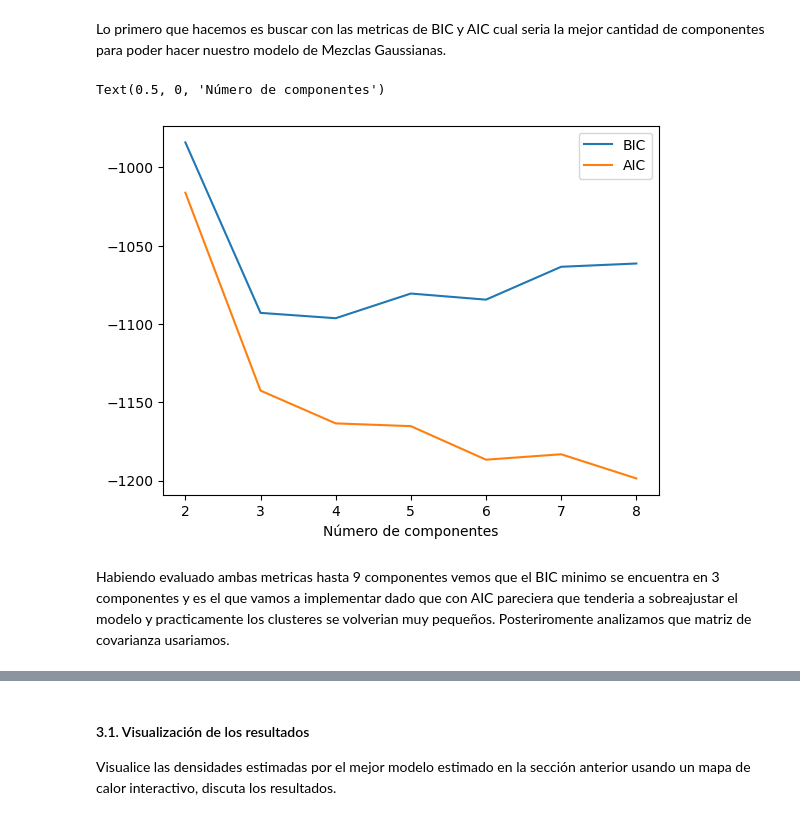
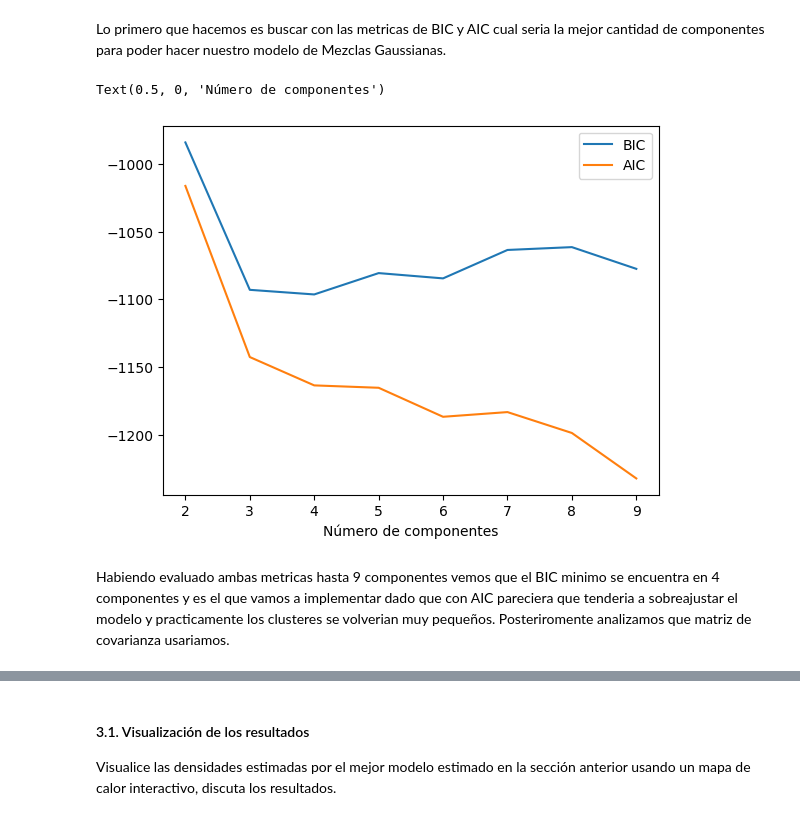
Before and after one commit to ggomez1803/ANS, a Jupyter notebook: Semana 8/Taller/S8_LC_Taller_GMM.ipynb, the cells around one changed output, grey strips where cells are left out. Cells and saved outputs as stored; diff of their text form; code cells hidden in the pictures.

Commit message:
Puntos con 4 Clusteres

```diff
--- a/Semana 8/Taller/S8_LC_Taller_GMM.ipynb
+++ b/Semana 8/Taller/S8_LC_Taller_GMM.ipynb
@@ -203,19 +203,19 @@ Lo primero que hacemos es buscar con las metricas de BIC y AIC cual seria la mej
 # %%
 X = hamburguesas[['Longitud','Latitud']].values
 # %%
-n_components = np.arange(2, 9)
+n_components = np.arange(2, 10)
 models = [GaussianMixture(n, covariance_type='full', init_params= 'kmeans', random_state=123).fit(X)
           for n in n_components]
 
 plt.plot(n_components, [m.bic(X) for m in models], label='BIC')
 plt.plot(n_components, [m.aic(X) for m in models], label='AIC')
 plt.legend(loc='best')
 plt.xlabel('Número de componentes')
 # %% [output]
 Text(0.5, 0, 'Número de componentes')
-[figure, old version]
+[figure, new version]
 # %% [markdown]
-Habiendo evaluado ambas metricas hasta 9 componentes vemos que el BIC minimo se encuentra en 3 componentes y es el que vamos a implementar dado que con AIC pareciera que tenderia a sobreajustar el modelo y practicamente los clusteres se volverian muy pequeños. Posteriromente analizamos que matriz de covarianza usariamos.
+Habiendo evaluado ambas metricas hasta 9 componentes vemos que el BIC minimo se encuentra en 4 componentes y es el que vamos a implementar dado que con AIC pareciera que tenderia a sobreajustar el modelo y practicamente los clusteres se volverian muy pequeños. Posteriromente analizamos que matriz de covarianza usariamos.
 # %%
 from sklearn.mixture import GaussianMixture
 from sklearn.model_selection import GridSearchCV
```
Also changed, not shown: parts of 10 cells of this notebook.
